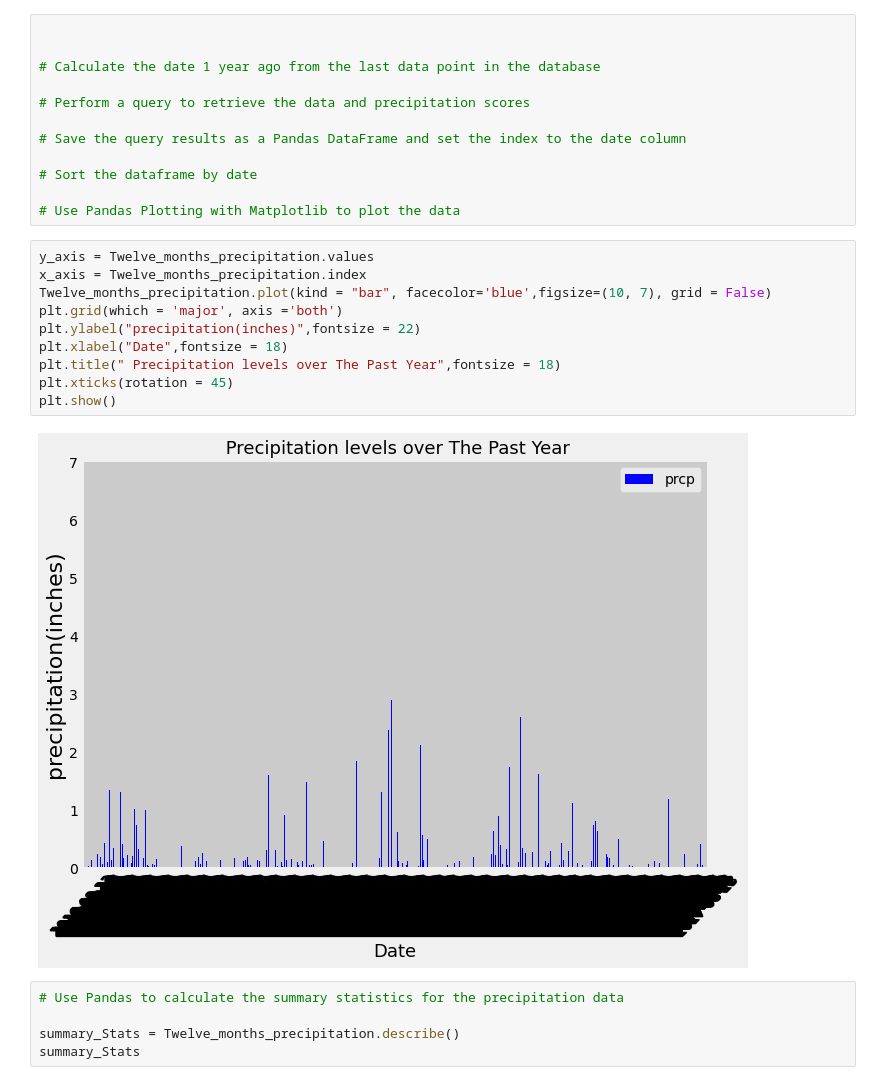
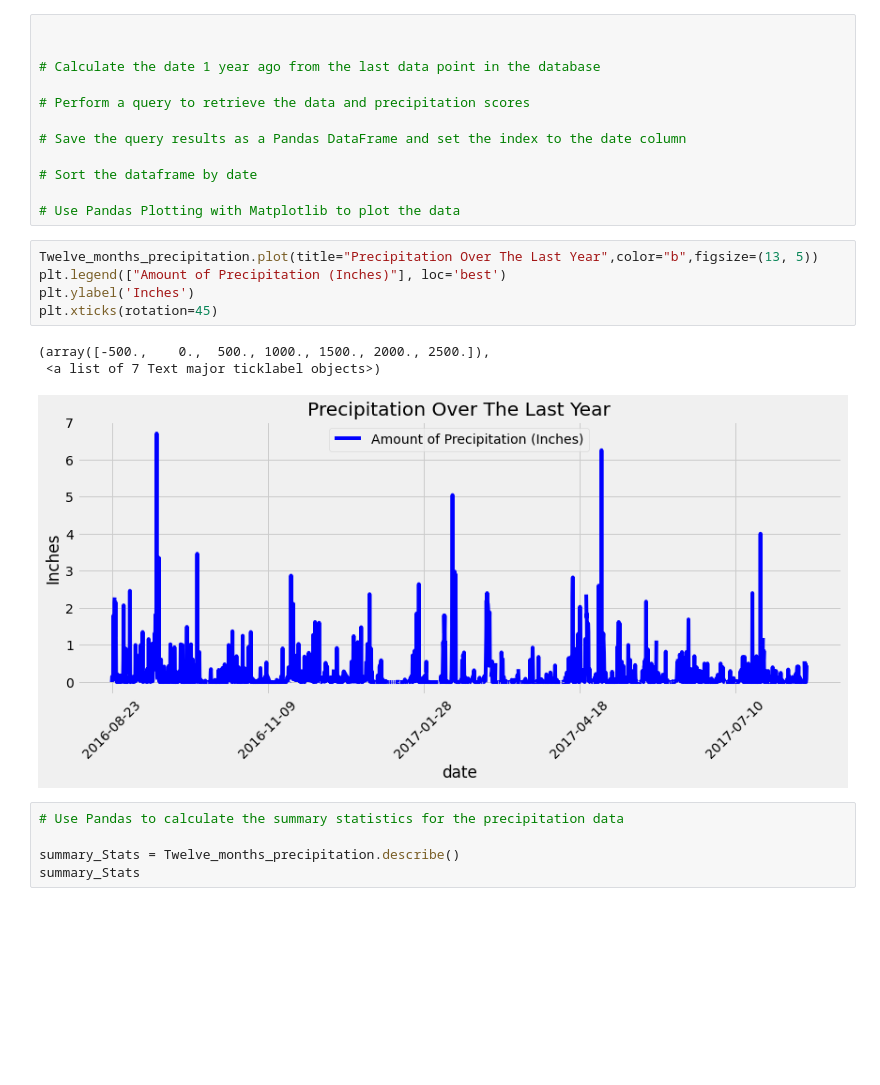
Before and after one commit to Nickoranteng/Climate-Analysis-and-Exploration, a Jupyter notebook: 02-Case-Assignment/climate_starter.ipynb, the cells around one changed output. Cells and saved outputs as stored; diff of their text form; blank space fills up the shorter version.

Commit message:
bar Graphing

```diff
--- a/02-Case-Assignment/climate_starter.ipynb
+++ b/02-Case-Assignment/climate_starter.ipynb
@@ -80,18 +80,15 @@ Twelve_months_precipitation.head()
 # Sort the dataframe by date
 
 # Use Pandas Plotting with Matplotlib to plot the data
-# %%
-y_axis = Twelve_months_precipitation.values
-x_axis = Twelve_months_precipitation.index
-Twelve_months_precipitation.plot(kind = "bar", facecolor='blue',figsize=(10, 7), grid = False)
-plt.grid(which = 'major', axis ='both')
-plt.ylabel("precipitation(inches)",fontsize = 22)
-plt.xlabel("Date",fontsize = 18)
-plt.title(" Precipitation levels over The Past Year",fontsize = 18)
-plt.xticks(rotation = 45)
-plt.show()
-# %% [output]
-[figure, removed]
+# %%
+Twelve_months_precipitation.plot(title="Precipitation Over The Last Year",color="b",figsize=(13, 5))
+plt.legend(["Amount of Precipitation (Inches)"], loc='best')
+plt.ylabel('Inches')
+plt.xticks(rotation=45)
+# %% [output]
+(array([-500.,    0.,  500., 1000., 1500., 2000., 2500.]),
+ <a list of 7 Text major ticklabel objects>)
+[figure, added]
 # %%
 # Use Pandas to calculate the summary statistics for the precipitation data
 
```
Also changed, not shown: parts of 2 cells of this notebook.
